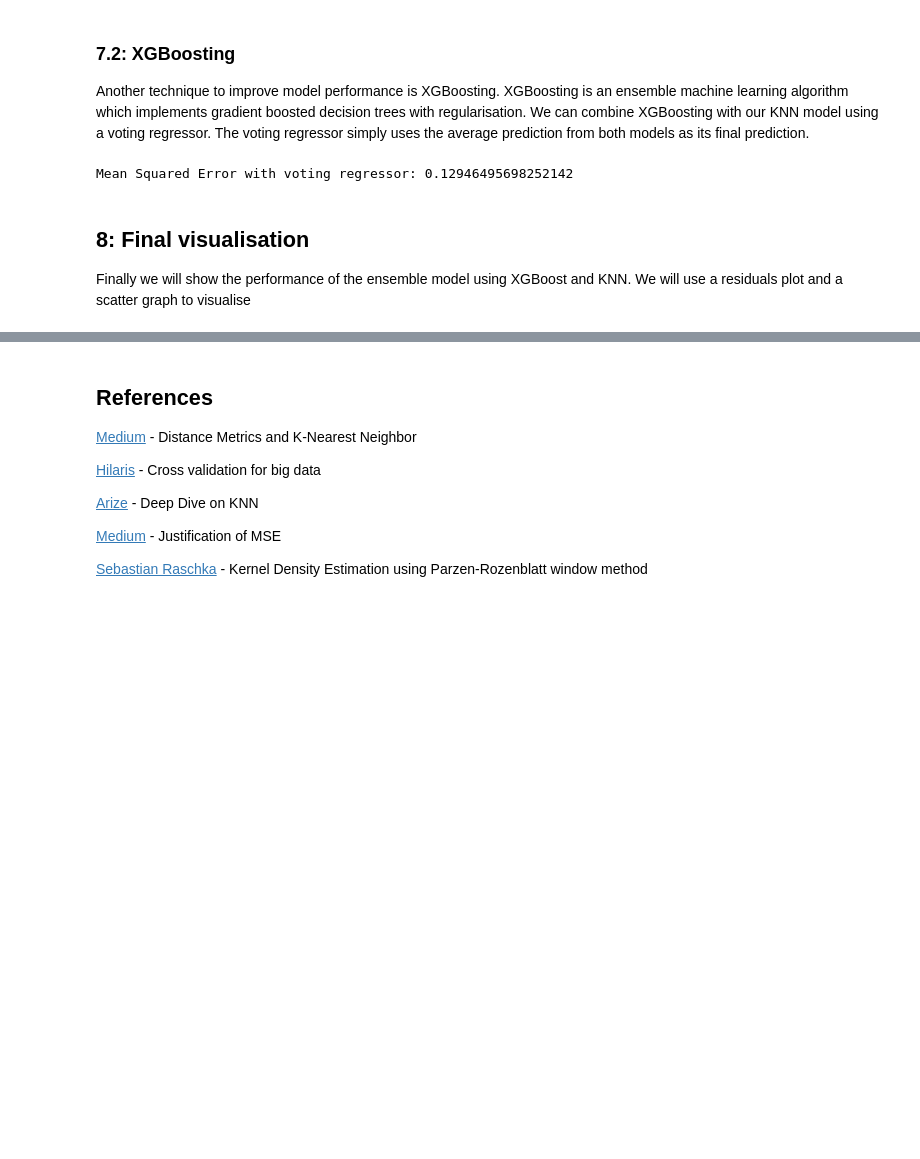
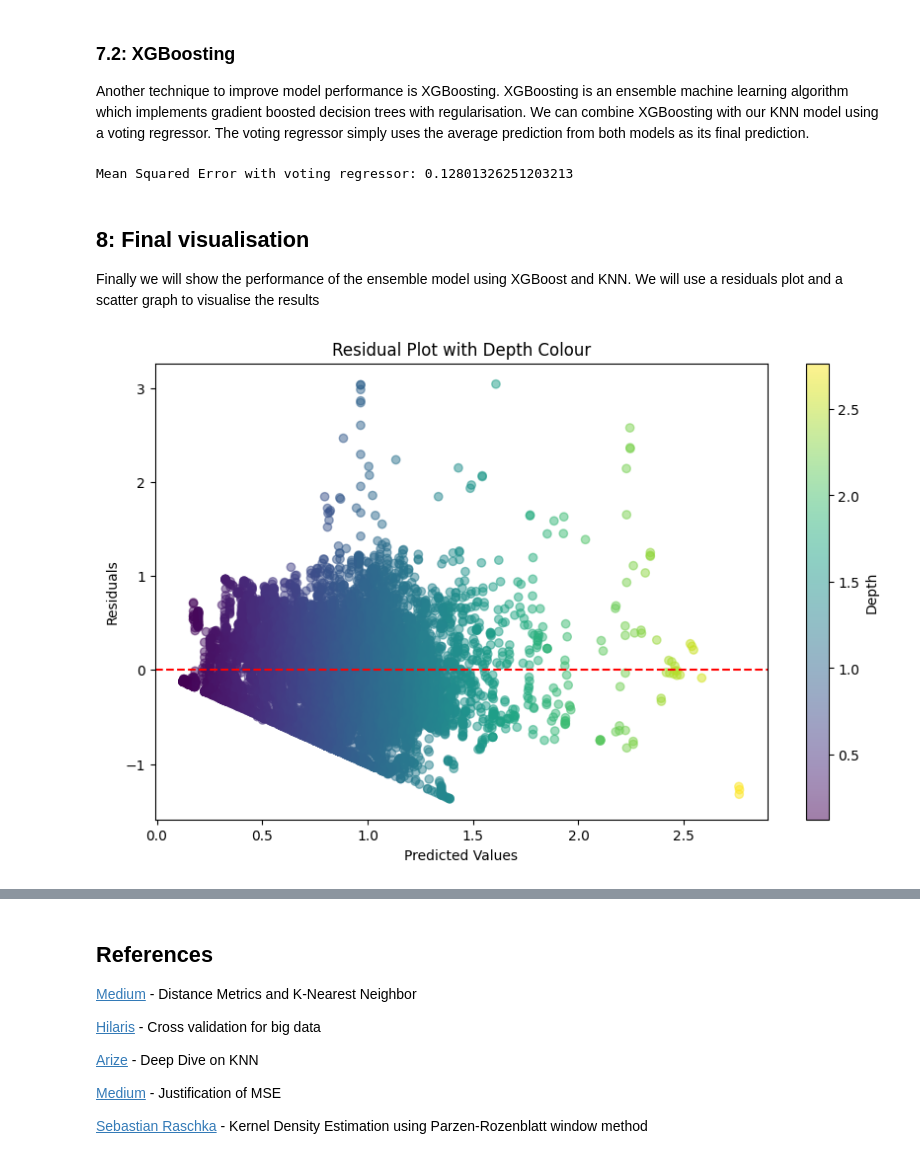
Before and after one commit to markmilner21/Assessment-1-Supervised-Prediction, a Jupyter notebook: Report/04-Knn_model.ipynb, the cells around one changed output, grey strips where cells are left out. Saved outputs shown, nothing was run; the diff lists cells and outputs as text; code cells hidden in the pictures; blank space fills up the shorter version.

```diff
--- a/Report/04-Knn_model.ipynb
+++ b/Report/04-Knn_model.ipynb
@@ -376,7 +376,7 @@ Mean Squared Error for Approximate Parzen-like Ridge Regression: 0.1257576583998
 
 Another technique to improve model performance is XGBoosting. XGBoosting is an ensemble machine learning algorithm which implements gradient boosted decision trees with regularisation. We can combine XGBoosting with our KNN model using a voting regressor. The voting regressor simply uses the average prediction from both models as its final prediction.
 # %%
-knn = KNeighborsRegressor(n_neighbors=15, p=1, weights='distance')
+knn_model = KNeighborsRegressor(n_neighbors=15, p=1, weights='distance')
 xgb_model = xgb.XGBRegressor(objective='reg:squarederror', n_estimators=100, learning_rate=0.05, max_depth=5)
 ensemble_model = VotingRegressor(estimators=[('knn', knn_model), ('xgb', xgb_model)])
 ensemble_model.fit(indep_scaled_train, dep_train)
@@ -384,8 +384,20 @@ prediction = ensemble_model.predict(indep_scaled_test)
 mse = mean_squared_error(dep_test, prediction)
 print(f"Mean Squared Error with voting regressor: {mse}")
 # %% [output]
-Mean Squared Error with voting regressor: 0.12946495698252142
+Mean Squared Error with voting regressor: 0.12801326251203213
 # %% [markdown]
 ## 8: Final visualisation
 
-Finally we will show the performance of the ensemble model using XGBoost and KNN. We will use a residuals plot and a scatter graph to visualise
+Finally we will show the performance of the ensemble model using XGBoost and KNN. We will use a residuals plot and a scatter graph to visualise the results
+# %%
+residuals = dep_test - prediction
+plt.figure(figsize=(10,6))
+scatter = plt.scatter(x=prediction, y=residuals, c=prediction, cmap="viridis", alpha=0.5)
+plt.axhline(y=0, color='red', linestyle='--')
+plt.xlabel("Predicted Values")
+plt.ylabel("Residuals")
+plt.title("Residual Plot with Depth Colour")
+plt.colorbar(scatter, label="Depth")
+plt.show()
+# %% [output]
+[figure, added]
```
Also changed, not shown: parts of 5 cells of this notebook.
